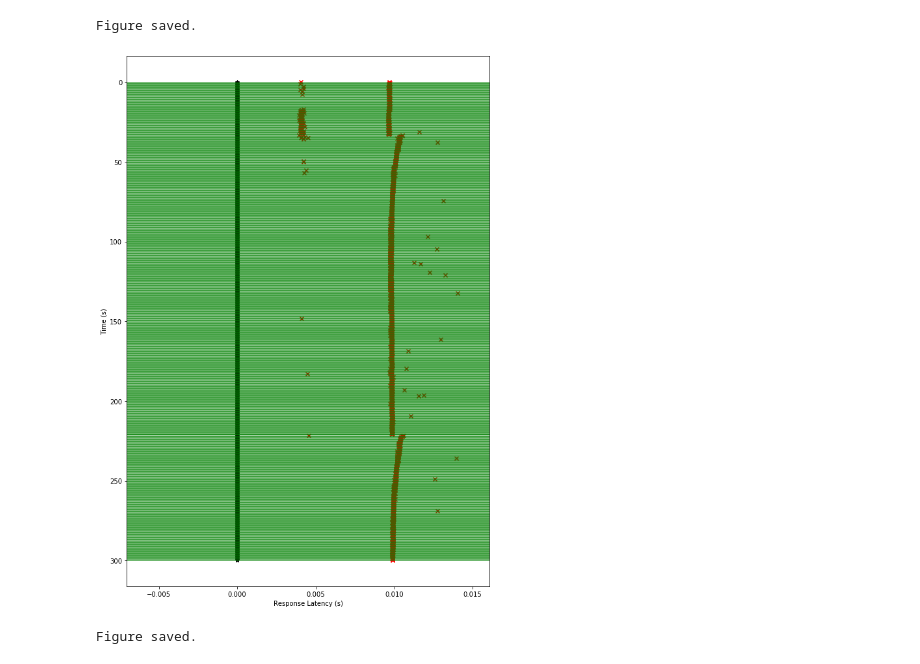
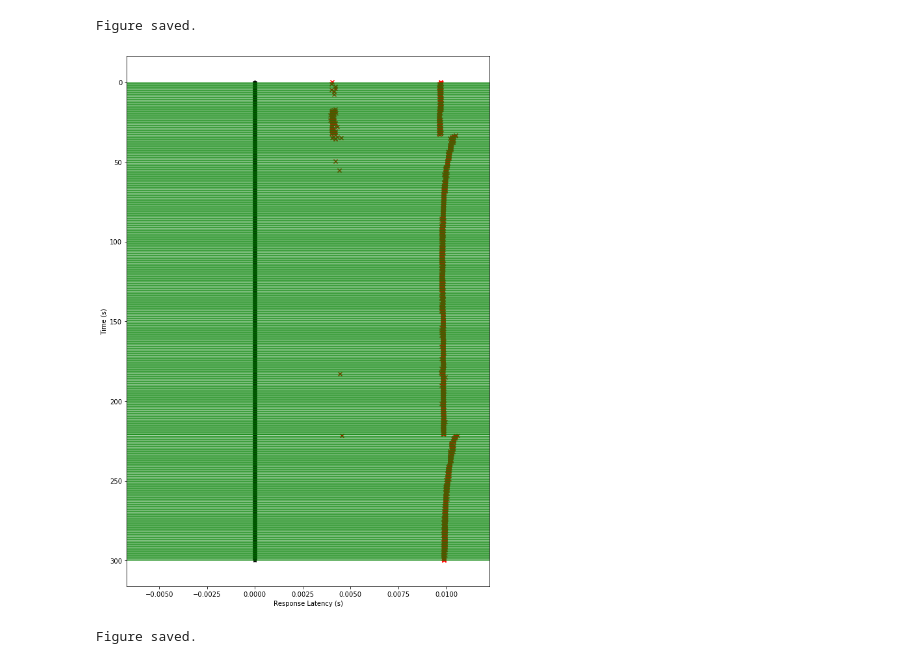
Before and after one commit to rwth-imi/openMNGlab, a Jupyter notebook: code/DBSCAN-Clustering.ipynb, the cells around one changed output. Saved outputs shown, nothing was run; the diff lists cells and outputs as text; code cells hidden in the pictures.

```diff
--- a/code/DBSCAN-Clustering.ipynb
+++ b/code/DBSCAN-Clustering.ipynb
@@ -26,9 +26,9 @@ max_gap_time = 0.005
 force_thresh = 0.5
 
 # retrieve the events from the importer
-el_stimuli = importer.getElectricalStimuli(regular_stimulus_channel = stimulus_channel)
-# ex_stimuli = importer.getExtraStimuli(extra_stimulus_channel = extra_stimuli_channel, regular_el_stimuli = el_stimuli)
-mech_stimuli = importer.getMechanicalStimuli(force_channel = force_channel, threshold = force_thresh, max_gap_time = 0.005)
-actpots = importer.getActionPotentials(max_gap_time = max_gap_time, ap_marker_channels = ap_marker_channels, \
+el_stimuli = importer.get_electrical_stimuli(regular_stimulus_channel = stimulus_channel)
+# ex_stimuli = importer.get_extra_stimuli(extra_stimulus_channel = extra_stimuli_channel, regular_el_stimuli = el_stimuli)
+mech_stimuli = importer.get_mechanical_stimuli(force_channel = force_channel, threshold = force_thresh, max_gap_time = 0.005)
+actpots = importer.get_action_potentials(max_gap_time = max_gap_time, ap_marker_channels = ap_marker_channels, \
                                        el_stimuli = el_stimuli, mech_stimuli = mech_stimuli)
 # %% [output]
@@ -51,8 +53,8 @@ from sklearn.cluster import DBSCAN
 import numpy as np
 
 # build feature vectors from the features provided by AP class
-features = np.array([[ap.getDistanceToPreviousRegularElectricalStimulus(), ap.getNormalizedEnergy()] for ap in actpots])
-labels = DBSCAN(eps = 0.001, min_samples = 10, metric = clustering_metrics.TimeDistAndEnergy, metric_params = {'energy_importance': 1e-5}).fit_predict(features)
+features = np.array([[ap.get_dist_to_prev_reg_el_stimulus(), ap.get_normalized_energy()] for ap in actpots])
+labels = DBSCAN(eps = 0.001, min_samples = 10, metric = clustering_metrics.time_dist_and_energy, metric_params = {'energy_importance': 1e-5}).fit_predict(features)
 print("Clustering done.")
 # %% [output]
 Clustering done.
@@ -73,16 +75,16 @@ Figure saved.
 # %%
 %autoreload 2
 
 from plotting import FallingLeafPlot
 import itertools
 
-clusters_to_plot = [0, 21]
+clusters_to_plot = [0, 1]
 indices = [(True if lbl in clusters_to_plot else False) for lbl in labels]
 track_aps = list(itertools.compress(actpots, indices))
 
 flplot = FallingLeafPlot()
 flplot.plot(regular_stimuli = el_stimuli, action_potentials = track_aps, plot_hlines = True)
 flplot.save_to_file(filename = "../results/falling_leaf_" + file_name + ".png")
 # %% [output]
-[figure, old version]
+[figure, new version]
 Figure saved.
```
Also changed, not shown: parts of 2 cells of this notebook, 14 other files.
